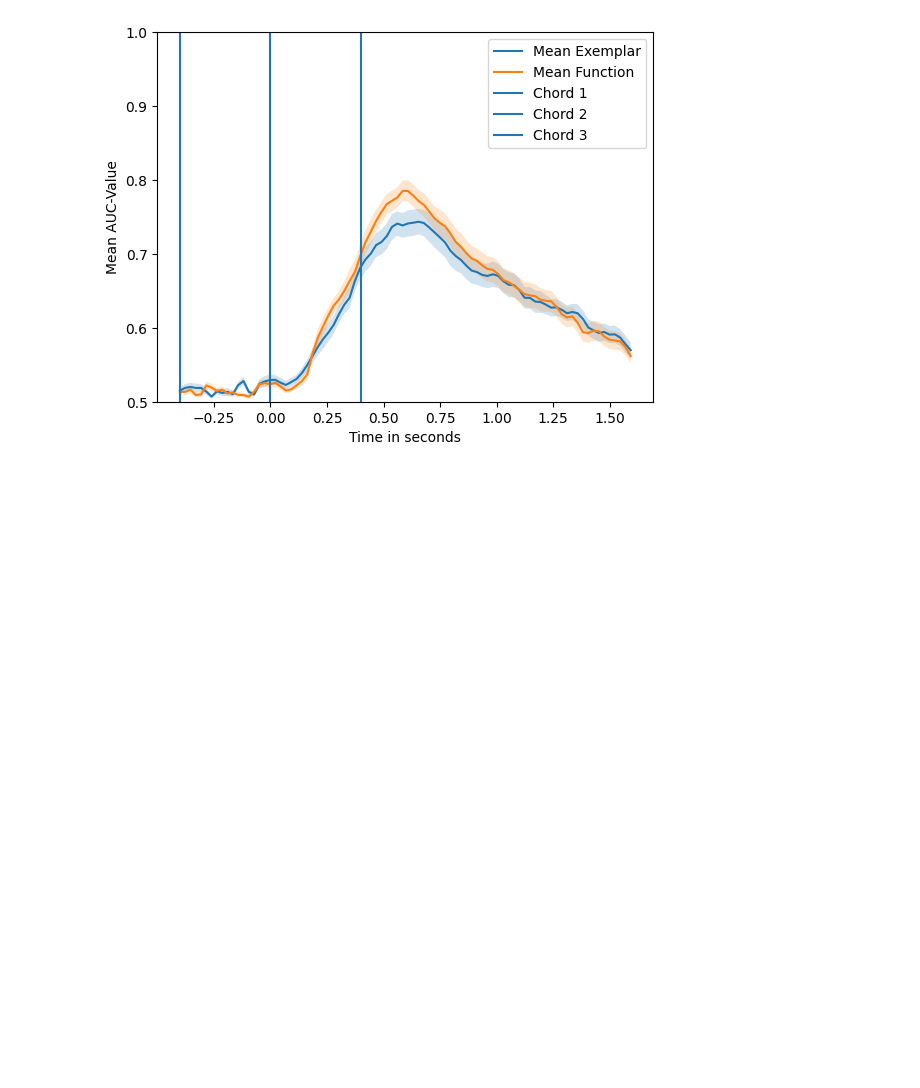
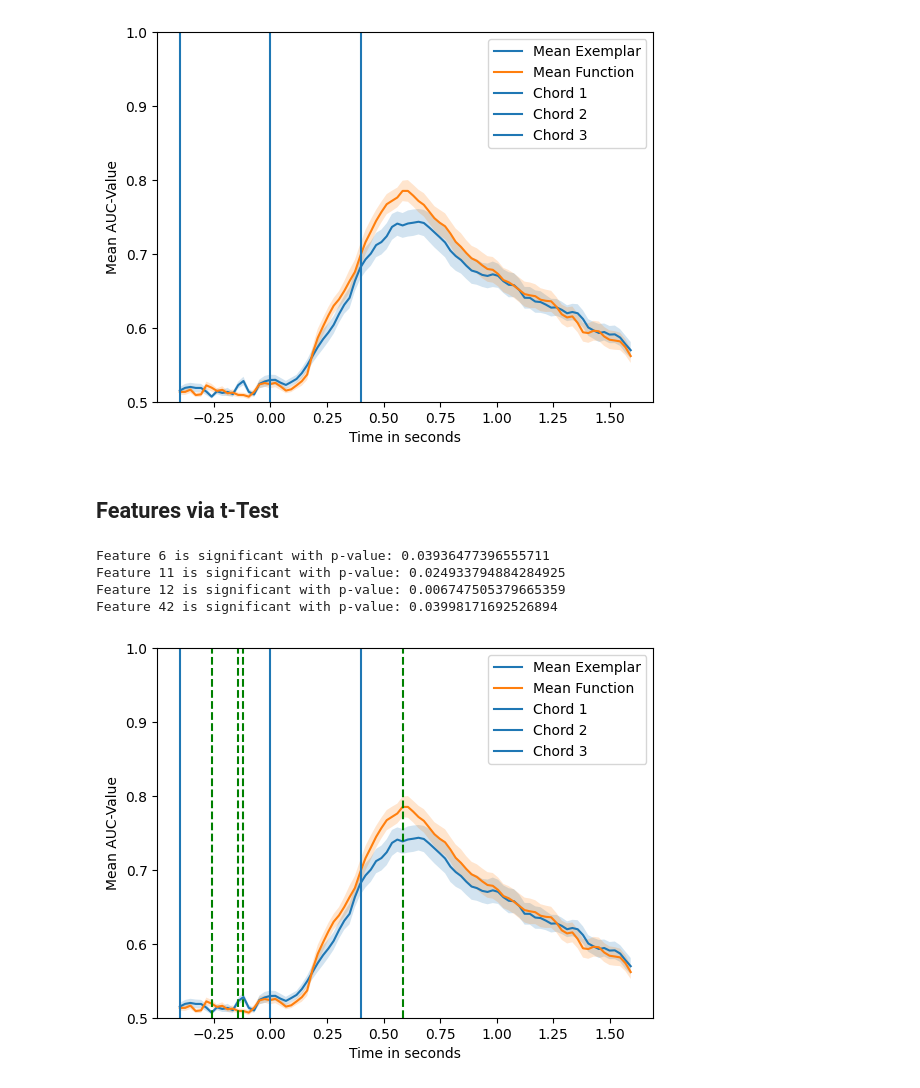
Before and after one commit to Rripped/eeg-chord-oddball, a Jupyter notebook: statistical_analysis.ipynb, the cells around one changed output. Drawn from its saved outputs; the diff is of its cells as text; code cells hidden in the pictures; blank space fills up the shorter version.

Commit message:
added t tests

```diff
--- a/statistical_analysis.ipynb
+++ b/statistical_analysis.ipynb
@@ -89,3 +93,46 @@ plt.legend()
 plt.show()
 # %% [output]
 [figure]
+# %% [markdown]
+## Features via t-Test
+# %%
+num_features = all_roc_exemplar.shape[1]
+
+# set significance level
+alpha = 0.05 # only 1 feature with p-value < 0.01
+
+p_values = np.zeros(num_features)
+significant_features = []
+
+for i in range(num_features):
+    stat, p = ttest_ind(all_roc_exemplar[:, i], all_roc_function[:, i])
+    p_values[i] = p
+
+    if p < alpha:
+        significant_features.append((i, p))
+
+for feature, p_val in significant_features:
+    print(f"Feature {feature} is significant with p-value: {p_val}")
+
+plt.plot(time, mean_roc_exemplar, label="Mean Exemplar")
+plt.fill_between(time, mean_roc_exemplar - std_roc_exemplar, mean_roc_exemplar + std_roc_exemplar, alpha=0.2)
+
+plt.plot(time, mean_roc_function, label="Mean Function")
+plt.fill_between(time, mean_roc_function - std_roc_function, mean_roc_function + std_roc_function, alpha=0.2)
+
+plt.axvline(-0.4, label="Chord 1")
+plt.axvline(0, label="Chord 2")
+plt.axvline(0.4, label="Chord 3")
+for feature, p_val in significant_features:
+    plt.axvline(time[feature], color="green", linestyle="--")
+plt.ylim((0.5, 1))
+plt.ylabel("Mean AUC-Value")
+plt.xlabel("Time in seconds")
+plt.legend()
+plt.show()
+# %% [output]
+Feature 6 is significant with p-value: 0.03936477396555711
+Feature 11 is significant with p-value: 0.024933794884284925
+Feature 12 is significant with p-value: 0.006747505379665359
+Feature 42 is significant with p-value: 0.03998171692526894
+[figure, added]
```
Also changed, not shown: parts of 4 cells of this notebook.
